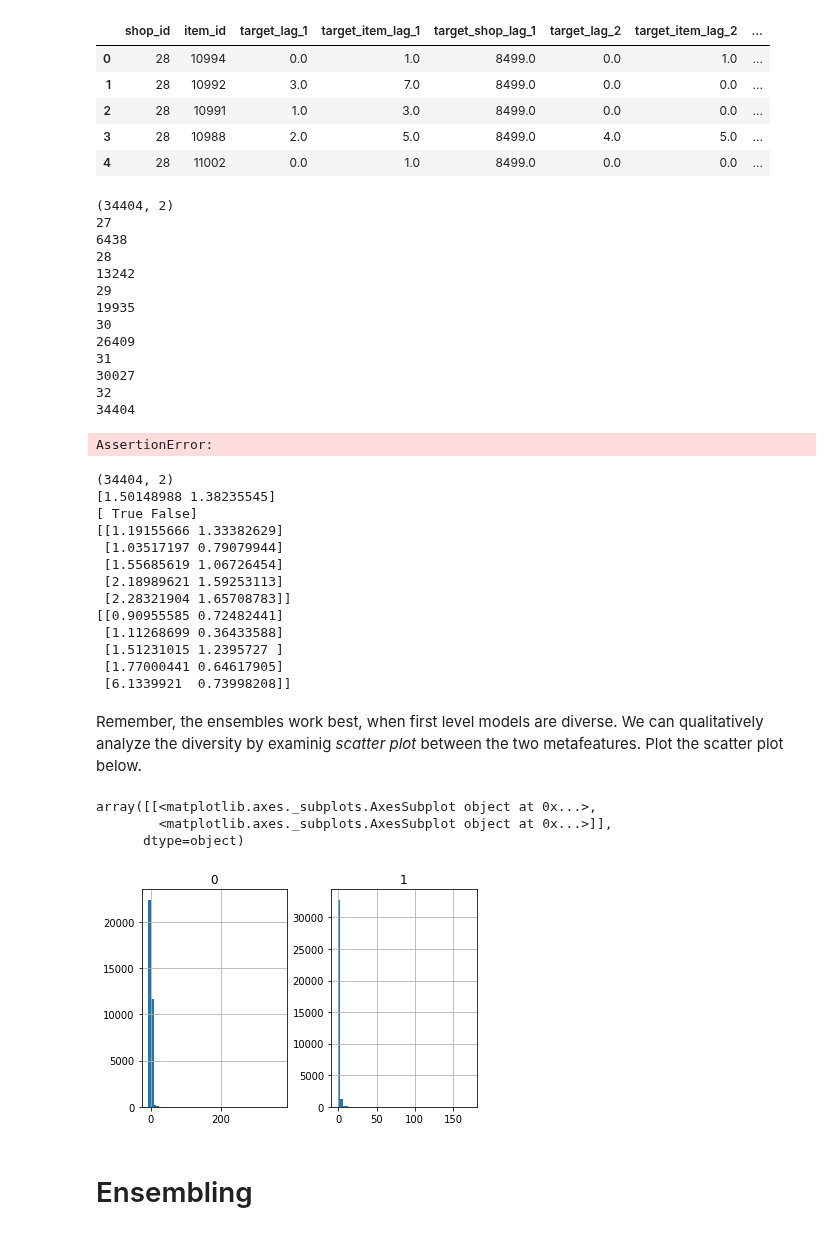
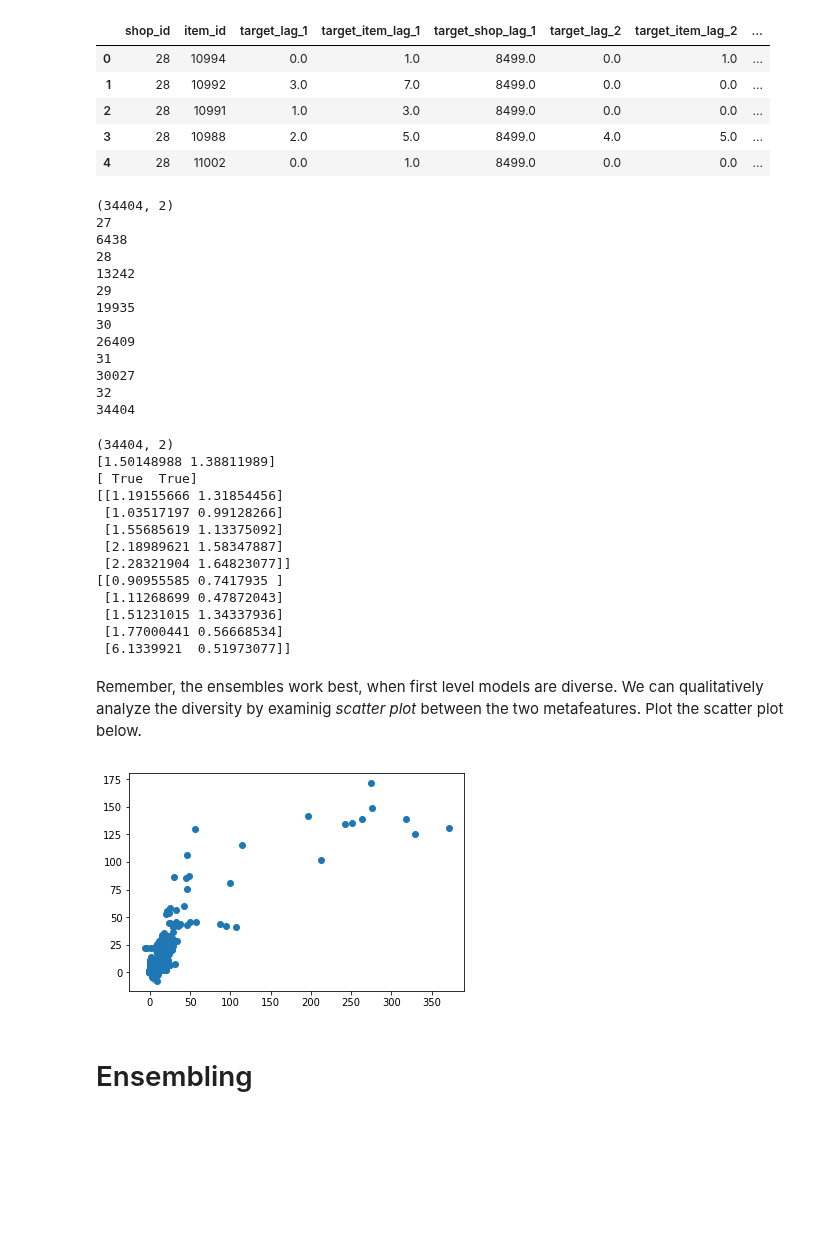
Before and after one commit to itsbarreto/competitive-data-science, a Jupyter notebook: Programming assignment, week 4_ Ensembles/Programming_assignment_week_4.ipynb, the cells around one changed output. Saved outputs shown, nothing was run; the diff lists cells and outputs as text; code cells hidden in the pictures; blank space fills up the shorter version.

```diff
--- a/Programming assignment, week 4_ Ensembles/Programming_assignment_week_4.ipynb
+++ b/Programming assignment, week 4_ Ensembles/Programming_assignment_week_4.ipynb
@@ -90,3 +90,14 @@ sales = sales[sales['shop_id'].isin([26, 27, 28])]
 # Get a feature matrix
 # %% [markdown]
 We now need to prepare the features. This part is all implemented for you.
+# %%
+# Create "grid" with columns
+index_cols = ['shop_id', 'item_id', 'date_block_num']
+
+# For every month we create a grid from all shops/items combinations from that month
+grid = []
+for block_num in sales['date_block_num'].unique():
+    cur_shops = sales.loc[sales['date_block_num'] == block_num, 'shop_id'].unique()
+    cur_items = sales.loc[sales['date_block_num'] == block_num, 'item_id'].unique()
+    grid.append(np.array(list(product(*[cur_shops, cur_items, [block_num]])),dtype='int32'))
+grid[:5]
@@ -333,7 +362,6 @@ assert np.all(np.isclose(X_train_level2.mean(axis=0), [ 1.50148988,  1.38811989]
 30027
 32
 34404
-AssertionError:
 # %%
 print(X_train_level2.shape)
 print(X_train_level2.mean(axis=0))
@@ -343,28 +371,26 @@ print(X_train_level2[:5])
 print(X_train_level2[-5:])
 # %% [output]
 (34404, 2)
-[1.50148988 1.38235545]
-[ True False]
-[[1.19155666 1.33382629]
- [1.03517197 0.79079944]
- [1.55685619 1.06726454]
- [2.18989621 1.59253113]
- [2.28321904 1.65708783]]
-[[0.90955585 0.72482441]
- [1.11268699 0.36433588]
- [1.51231015 1.2395727 ]
- [1.77000441 0.64617905]
- [6.1339921  0.73998208]]
+[1.50148988 1.38811989]
+[ True  True]
+[[1.19155666 1.31854456]
+ [1.03517197 0.99128266]
+ [1.55685619 1.13375092]
+ [2.18989621 1.58347887]
+ [2.28321904 1.64823077]]
+[[0.90955585 0.7417935 ]
+ [1.11268699 0.47872043]
+ [1.51231015 1.34337936]
+ [1.77000441 0.56668534]
+ [6.1339921  0.51973077]]
 # %% [markdown]
 Remember, the ensembles work best, when first level models are diverse. We can qualitatively analyze the diversity by examinig *scatter plot* between the two metafeatures. Plot the scatter plot below.
-# %%
-pd.DataFrame(X_train_level2).hist(bins=50)
-# YOUR CODE GOES HERE
-# %% [output]
-array([[<matplotlib.axes._subplots.AxesSubplot object at 0x...>,
-        <matplotlib.axes._subplots.AxesSubplot object at 0x...>]],
-      dtype=object)
-[figure, removed]
+# %%
+plt.scatter([x1[0] for x1 in [l for l in X_train_level2]],[x1[1] for x1 in [l for l in X_train_level2]])
+plt.show()
+# YOUR CODE GOES HERE
+# %% [output]
+[figure, added]
 # %% [markdown]
 # Ensembling
 # %% [markdown]
```
Also changed, not shown: parts of 13 cells of this notebook, 5 other files.
